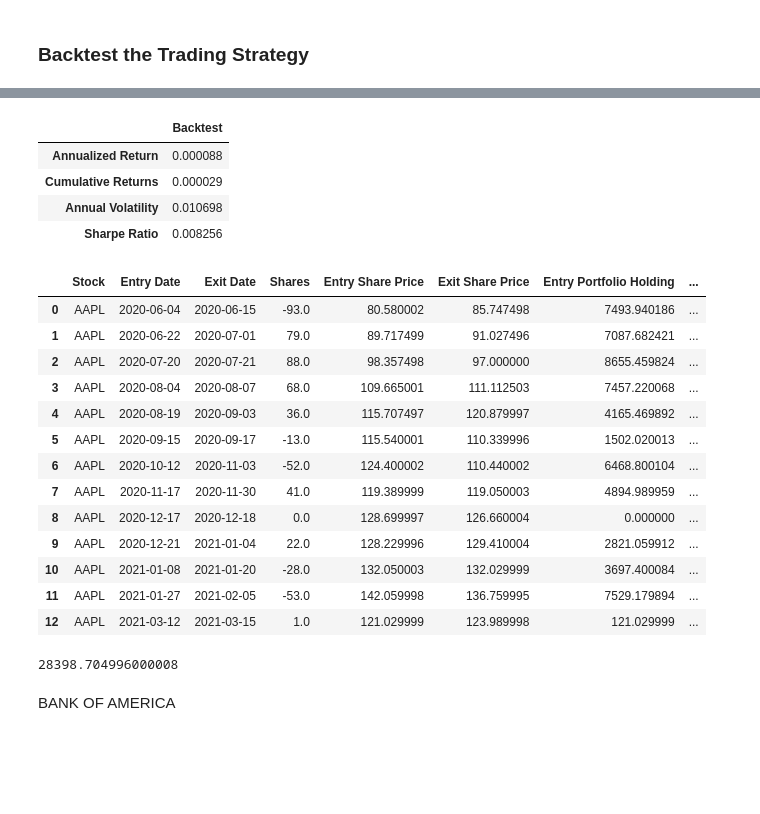
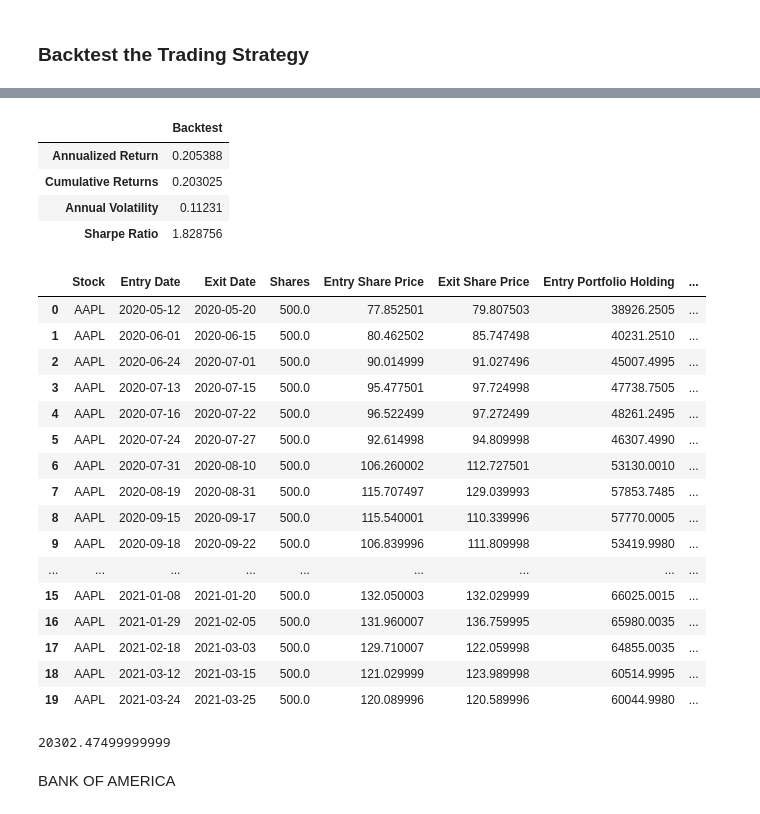
Before and after one commit to stk714/SocialMediaBets, a Jupyter notebook: Social_Sentiment.ipynb, the cells around one changed output, grey strips where cells are left out. Cells and saved outputs as stored; diff of their text form; code cells hidden in the pictures; blank space fills up the shorter version.

```diff
--- a/Social_Sentiment.ipynb
+++ b/Social_Sentiment.ipynb
@@ -113,7 +103,7 @@ aapl_score_bar
 # %%
 # Set the variables for short window and long window periods
 short_window = 7
-long_window = 30
+long_window = 14
 
 # Generate the short and long window simple moving averages (by 7 and 30 days, respectively)
 aapl_df["Avg_Activity_Week"] = aapl_df["activity"].rolling(window=short_window).mean()
@@ -134,5 +124,5 @@ aapl_df["Signal"][short_window:] = np.where(
 aapl_df["Entry/Exit"] = aapl_df["Signal"].diff()
 
 # Review the DataFrame
-aapl_df.head()
+aapl_df.tail()
 # %% [output]
@@ -198,7 +188,7 @@ aapl_close_plot + aapl_activity_plot
 initial_capital = float(100000)
 
 # Set the share size
-share_size = aapl_df["score"]
+share_size = 500
 
 # Take shares in amount of score for position where the dual moving average crossover is 1 (SMA7 is greater than SMA30)
 aapl_df["Position"] = share_size * aapl_df["Signal"]
@@ -206,9 +196,9 @@ aapl_df["Position"] = share_size * aapl_df["Signal"]
 # Find the points in time where shares are bought or sold
 aapl_df["Entry/Exit Position"] = aapl_df["Position"].diff()
 
-# Multiply share price by entry/exit positions and get the cumulatively sum
+# Multiply share price by positions
 aapl_df["Portfolio Holdings"] = (
-    aapl_df["Close"] * aapl_df["Entry/Exit Position"].cumsum()
+    aapl_df["Close"] * aapl_df["Position"]
 )
 
 # Subtract the initial capital by the portfolio holdings to get the amount of liquid cash in the portfolio
@@ -230,7 +220,7 @@ aapl_df["Portfolio Cumulative Returns"] = (
 ).cumprod() - 1
 
 # Print the DataFrame
-aapl_df.head()
+aapl_df
 # %% [output]
 |  | Close | Volume | score | activity | Avg_Activity_Week | Avg_Activity_Month | Signal | Entry/Exit | ... |
 | 2020-04-20 | 69.232498 | 130015200.0 | 16.0 | 8281.0 | NaN | NaN | 0.0 | NaN | ... |
@@ -313,10 +310,10 @@ portfolio_evaluation_df.loc['Sharpe Ratio'] = (
 portfolio_evaluation_df
 # %% [output]
 |  | Backtest |
-| Annualized Return | 0.000088 |
-| Cumulative Returns | 0.000029 |
-| Annual Volatility | 0.010698 |
-| Sharpe Ratio | 0.008256 |
+| Annualized Return | 0.205388 |
+| Cumulative Returns | 0.203025 |
+| Annual Volatility | 0.11231 |
+| Sharpe Ratio | 1.828756 |
 # %%
 # Initialize the trade evaluation DataFrame
 trade_evaluation_df = pd.DataFrame(
@@ -346,52 +343,55 @@ exit_share_price = 0.0
 # Else if `Entry/Exit` is -1, set exit trade metrics and calculate profit,
 # Then append the record to the trade evaluation DataFrame
 for index, row in aapl_df.iterrows():
     if row['Entry/Exit'] == 1:
         entry_date = index
-        entry_portfolio_holding = abs(row['Portfolio Holdings'])
+        entry_portfolio_holding = row['Portfolio Holdings']
         share_size = row['Entry/Exit Position']
         entry_share_price = row['Close']
 
     elif row['Entry/Exit'] == -1:
         exit_date = index
         exit_portfolio_holding = abs(row['Close'] * row['Entry/Exit Position'])
         exit_share_price = row['Close']
-        profit_loss =  entry_portfolio_holding - exit_portfolio_holding
+        profit_loss =  exit_portfolio_holding - entry_portfolio_holding
         trade_evaluation_df = trade_evaluation_df.append(
             {
                 'Stock': 'AAPL',
                 'Entry Date': entry_date,
                 'Exit Date': exit_date,
                 'Shares': share_size,
                 'Entry Share Price': entry_share_price,
                 'Exit Share Price': exit_share_price,
                 'Entry Portfolio Holding': entry_portfolio_holding,
                 'Exit Portfolio Holding': exit_portfolio_holding,
                 'Profit/Loss': profit_loss
             },
             ignore_index=True)
 
 # Review the DataFrame
 trade_evaluation_df
 # %% [output]
 |  | Stock | Entry Date | Exit Date | Shares | Entry Share Price | Exit Share Price | Entry Portfolio Holding | ... |
-| 0 | AAPL | 2020-06-04 | 2020-06-15 | -93.0 | 80.580002 | 85.747498 | 7493.940186 | ... |
-| 1 | AAPL | 2020-06-22 | 2020-07-01 | 79.0 | 89.717499 | 91.027496 | 7087.682421 | ... |
-| 2 | AAPL | 2020-07-20 | 2020-07-21 | 88.0 | 98.357498 | 97.000000 | 8655.459824 | ... |
-| 3 | AAPL | 2020-08-04 | 2020-08-07 | 68.0 | 109.665001 | 111.112503 | 7457.220068 | ... |
-| 4 | AAPL | 2020-08-19 | 2020-09-03 | 36.0 | 115.707497 | 120.879997 | 4165.469892 | ... |
-| 5 | AAPL | 2020-09-15 | 2020-09-17 | -13.0 | 115.540001 | 110.339996 | 1502.020013 | ... |
-| 6 | AAPL | 2020-10-12 | 2020-11-03 | -52.0 | 124.400002 | 110.440002 | 6468.800104 | ... |
-| 7 | AAPL | 2020-11-17 | 2020-11-30 | 41.0 | 119.389999 | 119.050003 | 4894.989959 | ... |
-| 8 | AAPL | 2020-12-17 | 2020-12-18 | 0.0 | 128.699997 | 126.660004 | 0.000000 | ... |
-| 9 | AAPL | 2020-12-21 | 2021-01-04 | 22.0 | 128.229996 | 129.410004 | 2821.059912 | ... |
-| 10 | AAPL | 2021-01-08 | 2021-01-20 | -28.0 | 132.050003 | 132.029999 | 3697.400084 | ... |
-| 11 | AAPL | 2021-01-27 | 2021-02-05 | -53.0 | 142.059998 | 136.759995 | 7529.179894 | ... |
-| 12 | AAPL | 2021-03-12 | 2021-03-15 | 1.0 | 121.029999 | 123.989998 | 121.029999 | ... |
+| 0 | AAPL | 2020-05-12 | 2020-05-20 | 500.0 | 77.852501 | 79.807503 | 38926.2505 | ... |
+| 1 | AAPL | 2020-06-01 | 2020-06-15 | 500.0 | 80.462502 | 85.747498 | 40231.2510 | ... |
+| 2 | AAPL | 2020-06-24 | 2020-07-01 | 500.0 | 90.014999 | 91.027496 | 45007.4995 | ... |
+| 3 | AAPL | 2020-07-13 | 2020-07-15 | 500.0 | 95.477501 | 97.724998 | 47738.7505 | ... |
+| 4 | AAPL | 2020-07-16 | 2020-07-22 | 500.0 | 96.522499 | 97.272499 | 48261.2495 | ... |
+| 5 | AAPL | 2020-07-24 | 2020-07-27 | 500.0 | 92.614998 | 94.809998 | 46307.4990 | ... |
+| 6 | AAPL | 2020-07-31 | 2020-08-10 | 500.0 | 106.260002 | 112.727501 | 53130.0010 | ... |
+| 7 | AAPL | 2020-08-19 | 2020-08-31 | 500.0 | 115.707497 | 129.039993 | 57853.7485 | ... |
+| 8 | AAPL | 2020-09-15 | 2020-09-17 | 500.0 | 115.540001 | 110.339996 | 57770.0005 | ... |
+| 9 | AAPL | 2020-09-18 | 2020-09-22 | 500.0 | 106.839996 | 111.809998 | 53419.9980 | ... |
+| ... | ... | ... | ... | ... | ... | ... | ... | ... |
+| 15 | AAPL | 2021-01-08 | 2021-01-20 | 500.0 | 132.050003 | 132.029999 | 66025.0015 | ... |
+| 16 | AAPL | 2021-01-29 | 2021-02-05 | 500.0 | 131.960007 | 136.759995 | 65980.0035 | ... |
+| 17 | AAPL | 2021-02-18 | 2021-03-03 | 500.0 | 129.710007 | 122.059998 | 64855.0035 | ... |
+| 18 | AAPL | 2021-03-12 | 2021-03-15 | 500.0 | 121.029999 | 123.989998 | 60514.9995 | ... |
+| 19 | AAPL | 2021-03-24 | 2021-03-25 | 500.0 | 120.089996 | 120.589996 | 60044.9980 | ... |
 # %%
 trade_evaluation_df["Profit/Loss"].sum()
 # %% [output]
-28398.704996000008
+20302.47499999999
 # %% [markdown]
 BANK OF AMERICA
 # %%
```
Also changed, not shown: parts of 5 cells of this notebook, 1 other file.
